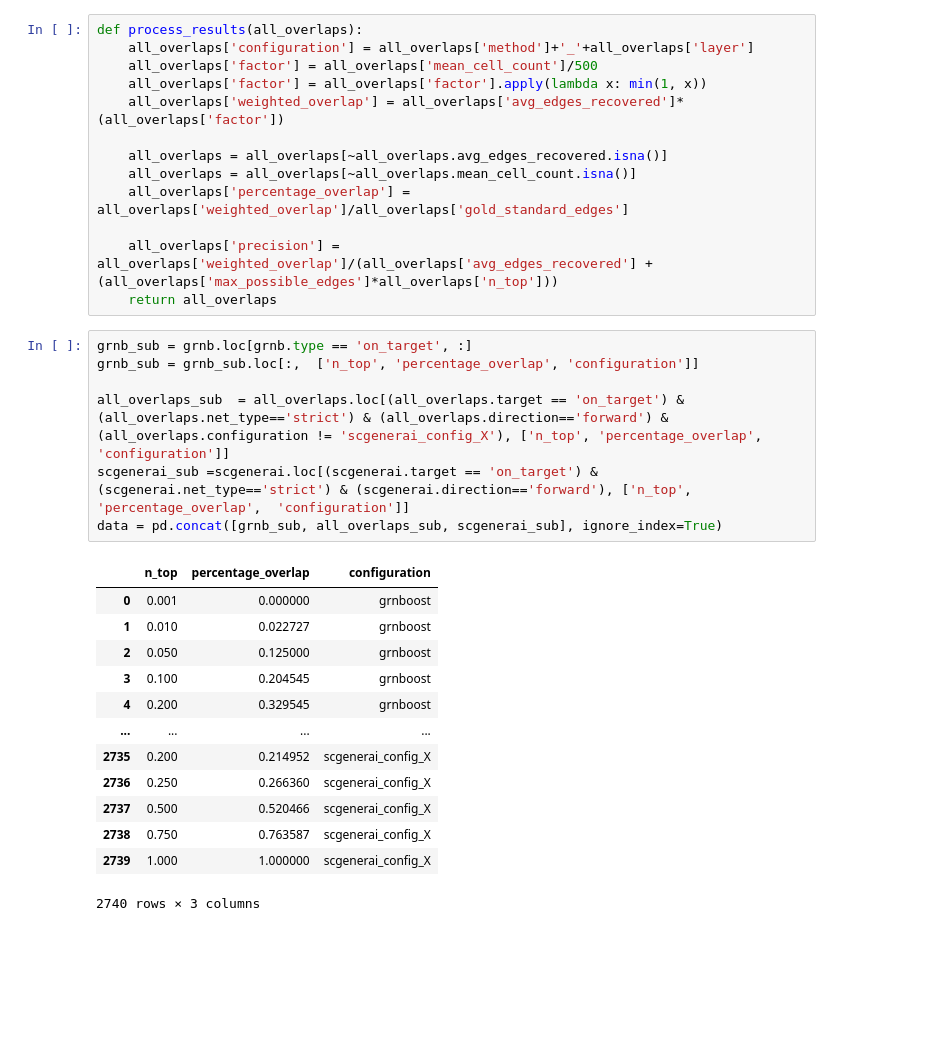
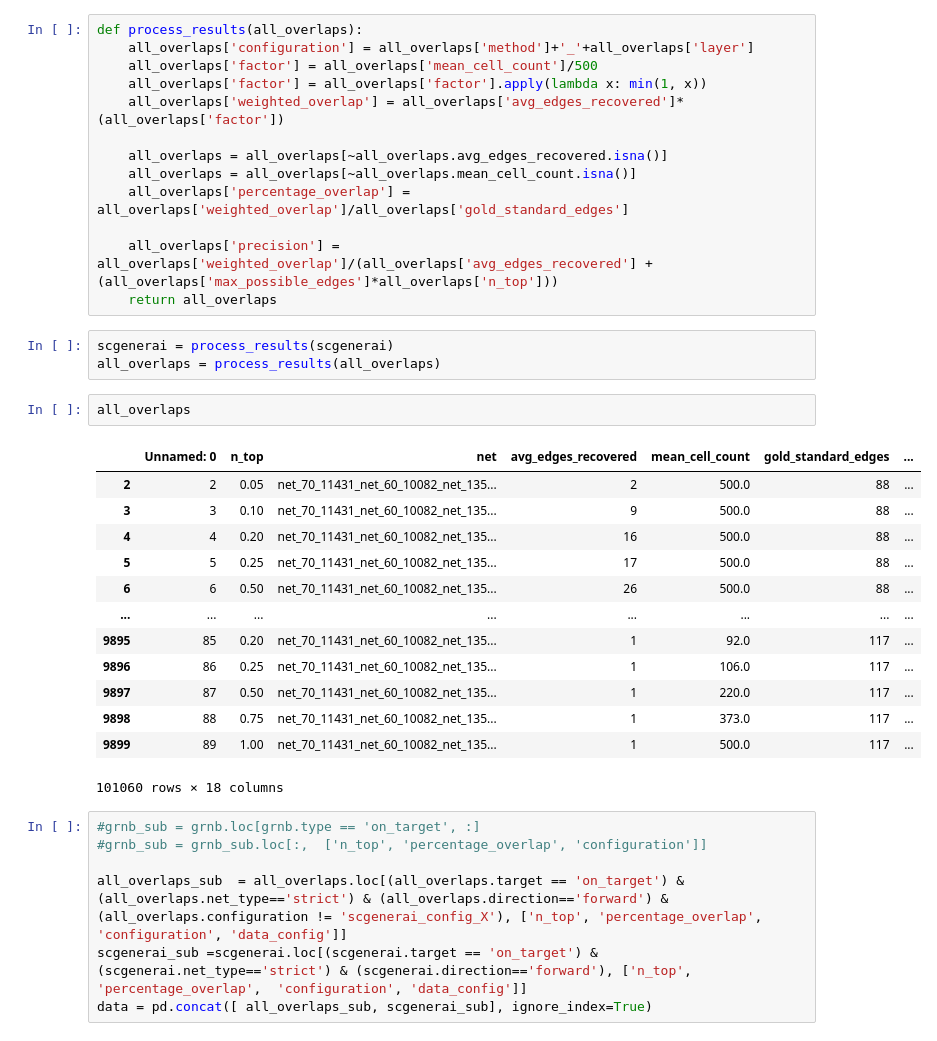
Before and after one commit to bionetslab/netmap-evaluation, a Jupyter notebook: src/evaluation/aggregated_results.ipynb, the cells around one changed output. Cells and saved outputs as stored; diff of their text form; blank space fills up the shorter version.

```diff
--- a/src/evaluation/aggregated_results.ipynb
+++ b/src/evaluation/aggregated_results.ipynb
@@ -165,26 +155,31 @@ def process_results(all_overlaps):
 
     all_overlaps['precision'] = all_overlaps['weighted_overlap']/(all_overlaps['avg_edges_recovered'] + (all_overlaps['max_possible_edges']*all_overlaps['n_top']))
     return all_overlaps
+# %%
+scgenerai = process_results(scgenerai)
+all_overlaps = process_results(all_overlaps)
+# %%
+all_overlaps
+# %% [output]
+|  | Unnamed: 0 | n_top | net | avg_edges_recovered | mean_cell_count | gold_standard_edges | ... |
+| 2 | 2 | 0.05 | net_70_11431_net_60_10082_net_135... | 2 | 500.0 | 88 | ... |
+| 3 | 3 | 0.10 | net_70_11431_net_60_10082_net_135... | 9 | 500.0 | 88 | ... |
+| 4 | 4 | 0.20 | net_70_11431_net_60_10082_net_135... | 16 | 500.0 | 88 | ... |
+| 5 | 5 | 0.25 | net_70_11431_net_60_10082_net_135... | 17 | 500.0 | 88 | ... |
+| 6 | 6 | 0.50 | net_70_11431_net_60_10082_net_135... | 26 | 500.0 | 88 | ... |
+| ... | ... | ... | ... | ... | ... | ... | ... |
+| 9895 | 85 | 0.20 | net_70_11431_net_60_10082_net_135... | 1 | 92.0 | 117 | ... |
+| 9896 | 86 | 0.25 | net_70_11431_net_60_10082_net_135... | 1 | 106.0 | 117 | ... |
+| 9897 | 87 | 0.50 | net_70_11431_net_60_10082_net_135... | 1 | 220.0 | 117 | ... |
+| 9898 | 88 | 0.75 | net_70_11431_net_60_10082_net_135... | 1 | 373.0 | 117 | ... |
+| 9899 | 89 | 1.00 | net_70_11431_net_60_10082_net_135... | 1 | 500.0 | 117 | ... |
+101060 rows × 18 columns
 # %%
-grnb_sub = grnb.loc[grnb.type == 'on_target', :]
-grnb_sub = grnb_sub.loc[:,  ['n_top', 'percentage_overlap', 'configuration']]
+#grnb_sub = grnb.loc[grnb.type == 'on_target', :]
+#grnb_sub = grnb_sub.loc[:,  ['n_top', 'percentage_overlap', 'configuration']]
 
-all_overlaps_sub  = all_overlaps.loc[(all_overlaps.target == 'on_target') & (all_overlaps.net_type=='strict') & (all_overlaps.direction=='forward') & (all_overlaps.configuration != 'scgenerai_config_X'), ['n_top', 'percentage_overlap',  'configuration']]
-scgenerai_sub =scgenerai.loc[(scgenerai.target == 'on_target') & (scgenerai.net_type=='strict') & (scgenerai.direction=='forward'), ['n_top', 'percentage_overlap',  'configuration']]
-data = pd.concat([grnb_sub, all_overlaps_sub, scgenerai_sub], ignore_index=True)
+all_overlaps_sub  = all_overlaps.loc[(all_overlaps.target == 'on_target') & (all_overlaps.net_type=='strict') & (all_overlaps.direction=='forward') & (all_overlaps.configuration != 'scgenerai_config_X'), ['n_top', 'percentage_overlap',  'configuration', 'data_config']]
+scgenerai_sub =scgenerai.loc[(scgenerai.target == 'on_target') & (scgenerai.net_type=='strict') & (scgenerai.direction=='forward'), ['n_top', 'percentage_overlap',  'configuration', 'data_config']]
+data = pd.concat([ all_overlaps_sub, scgenerai_sub], ignore_index=True)
-# %% [output]
-|  | n_top | percentage_overlap | configuration |
-| 0 | 0.001 | 0.000000 | grnboost |
-| 1 | 0.010 | 0.022727 | grnboost |
-| 2 | 0.050 | 0.125000 | grnboost |
-| 3 | 0.100 | 0.204545 | grnboost |
-| 4 | 0.200 | 0.329545 | grnboost |
-| ... | ... | ... | ... |
-| 2735 | 0.200 | 0.214952 | scgenerai_config_X |
-| 2736 | 0.250 | 0.266360 | scgenerai_config_X |
-| 2737 | 0.500 | 0.520466 | scgenerai_config_X |
-| 2738 | 0.750 | 0.763587 | scgenerai_config_X |
-| 2739 | 1.000 | 1.000000 | scgenerai_config_X |
-2740 rows × 3 columns
 # %%
 
```
Also changed, not shown: parts of 11 cells of this notebook, 6 other files.
